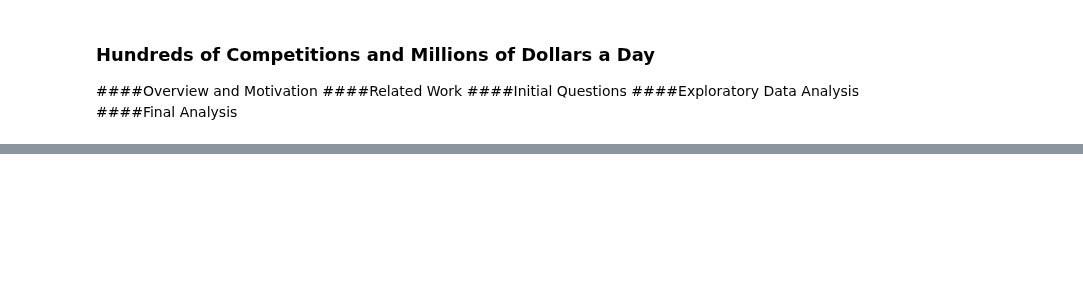
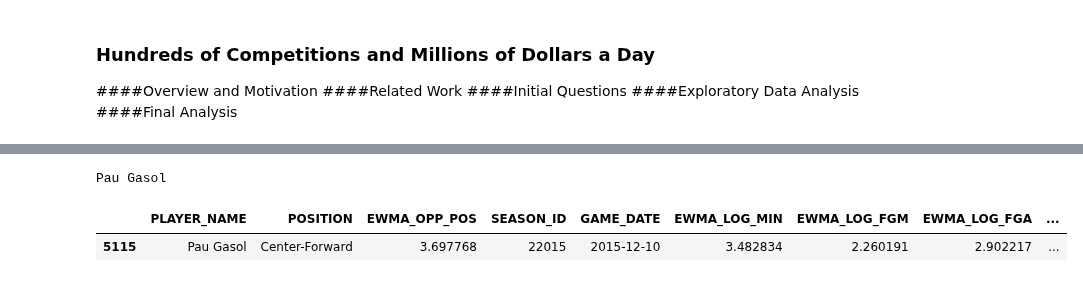
Before and after one commit to diciurcio-d/ShiftEnter, a Jupyter notebook: ShiftEnterFinal.ipynb, the cells around one changed output, grey strips where cells are left out. Cells and saved outputs as stored; diff of their text form; code cells hidden in the pictures; blank space fills up the shorter version.

```diff
--- a/ShiftEnterFinal.ipynb
+++ b/ShiftEnterFinal.ipynb
@@ -326,0 +438,2 @@ def make_player_pool(df,game_date,ewma_colresp, ewma_colfeats):
+# %%
+ewma_pos_df, players = make_ewma_pos_df(df85_15, '2015-12-09')
@@ -326,0 +444,3 @@ def make_player_pool(df,game_date,ewma_colresp, ewma_colfeats):
+# %%
+dk11 = pd.read_csv("./DKSalaries/DKSalaries11.csv")
+players = list(dk11.Name)
@@ -326,0 +455,12 @@ def make_player_pool(df,game_date,ewma_colresp, ewma_colfeats):
+# %%
+ewma_cols = ['MIN','FGM','FGA','FG_PCT','FG3M','FG3A','FG3_PCT','FTM','FTA','FT_PCT','OREB','DREB','REB','AST','STL','BLK','TOV','PF','PTS','FANTASY_PTS']
+ewma_cols_renamed = map(lambda x: 'EWMA_LOG_' + x, ewma_cols)
+ewma_pos_gameday_df, _ = make_ewma_pos_df2(df85_15[[dfplayer in players for dfplayer in df85_15.PLAYER_NAME]], '2015-12-09', players)
+gameday_df = (ewma_pos_gameday_df.sort_values('GAME_DATE').groupby("PLAYER_NAME")
+                  .apply(lambda x: pd.concat([x.POSITION[-1:],x.EWMA_OPP_POS[-1:],x.SEASON_ID[-1:],x.GAME_DATE[-1:],
+                                              np.log(pd.ewma(x[ewma_cols] + 2.5, span = 3)).iloc[-1:]],
+                                            axis = 1))
+                  .rename(columns=dict(zip(ewma_cols,ewma_cols_renamed)))
+                  .reset_index(level = 0))
+gameday_df = gameday_df[gameday_df.SEASON_ID > 22014]
+gameday_df['GAME_DATE'] = gameday_df.GAME_DATE.map(lambda x: '2015-12-10')
@@ -326,0 +475,2 @@ def make_player_pool(df,game_date,ewma_colresp, ewma_colfeats):
+# %%
+df_test, mask_test = get_player_seasons("Pau Gasol",'2015-12-09', ewma_pos_df,'FANTASY_PTS', ['PTS'],True)
@@ -326,0 +481,6 @@ def make_player_pool(df,game_date,ewma_colresp, ewma_colfeats):
+# %%
+reduce_picks("Pau Gasol",'2015-12-09', df_test, gameday_df,'FANTASY_PTS', ['PTS'], True)
+# %% [output]
+Pau Gasol
+|  | PLAYER_NAME | POSITION | EWMA_OPP_POS | SEASON_ID | GAME_DATE | EWMA_LOG_MIN | EWMA_LOG_FGM | EWMA_LOG_FGA | ... |
+| 5115 | Pau Gasol | Center-Forward | 3.697768 | 22015 | 2015-12-10 | 3.482834 | 2.260191 | 2.902217 | ... |
```
Also changed, not shown: parts of 61 cells of this notebook.
